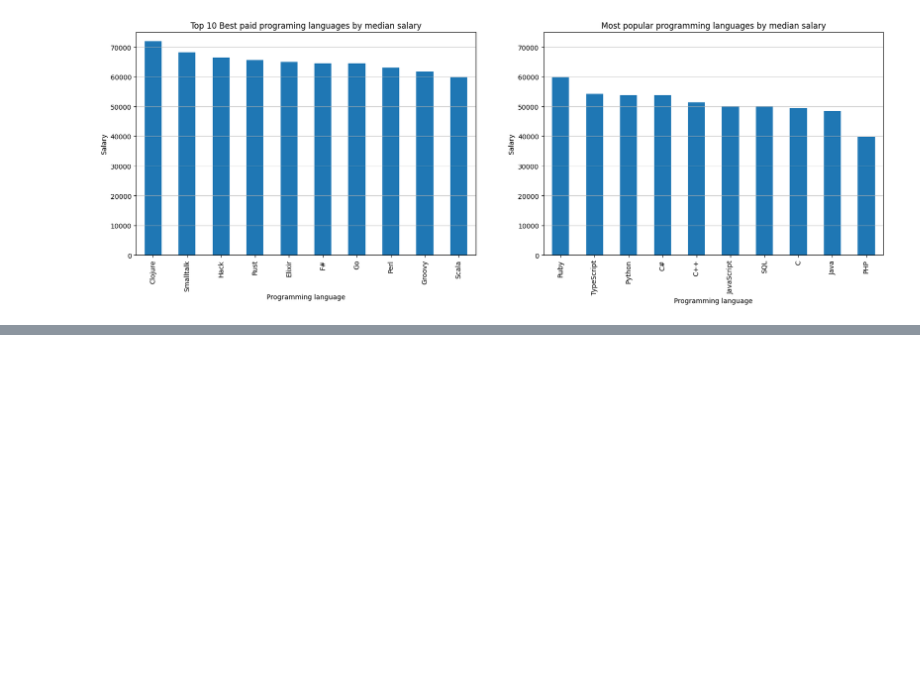
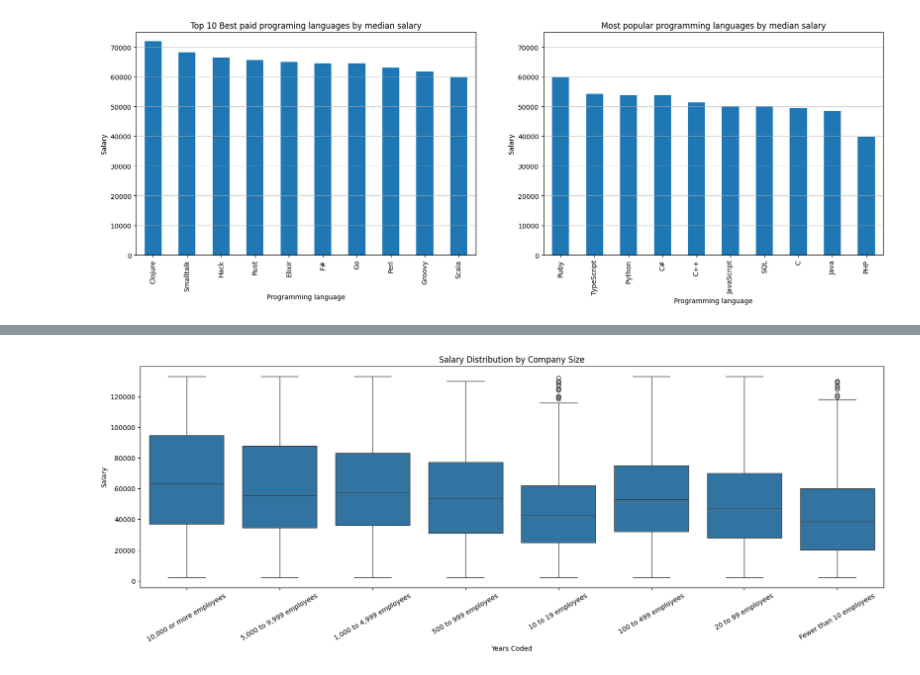
Before and after one commit to codemaster004/DataMiningStackOverflow, a Jupyter notebook: notebooks/eda.ipynb, the cells around one changed output, grey strips where cells are left out. Cells and saved outputs as stored; diff of their text form; code cells hidden in the pictures; blank space fills up the shorter version.

```diff
--- a/notebooks/eda.ipynb
+++ b/notebooks/eda.ipynb
@@ -146,0 +206,20 @@ plt.show()
+# %%
+column = 'CompanySize'
+df_clean = df[['Salary', column]].dropna()
+df_clean = df_clean.dropna(subset=['Salary'])
+
+q_low = df_clean['Salary'].quantile(0.05)
+q_high = df_clean['Salary'].quantile(0.95)
+df_filtered = df_clean[(df_clean['Salary'] >= q_low) & (df_clean['Salary'] <= q_high)]
+df_filtered = df_filtered[df_filtered[column].isin(['10,000 or more employees', '5,000 to 9,999 employees', '1,000 to 4,999 employees', '500 to 999 employees', '10 to 19 employees', '100 to 499 employees', '20 to 99 employees', 'Fewer than 10 employees'])]
+# print(df_filtered[column].unique())
+
+plt.figure(figsize=(20, 6))
+sns.boxplot(x=column, y='Salary', data=df_filtered)
+plt.title('Salary Distribution by Company Size')
+plt.xlabel('Years Coded')
+plt.xticks(rotation=30)
+plt.ylabel('Salary')
+plt.show()
+# %% [output]
+[figure, added]
```
Also changed, not shown: parts of 11 cells of this notebook, 1 other file.
